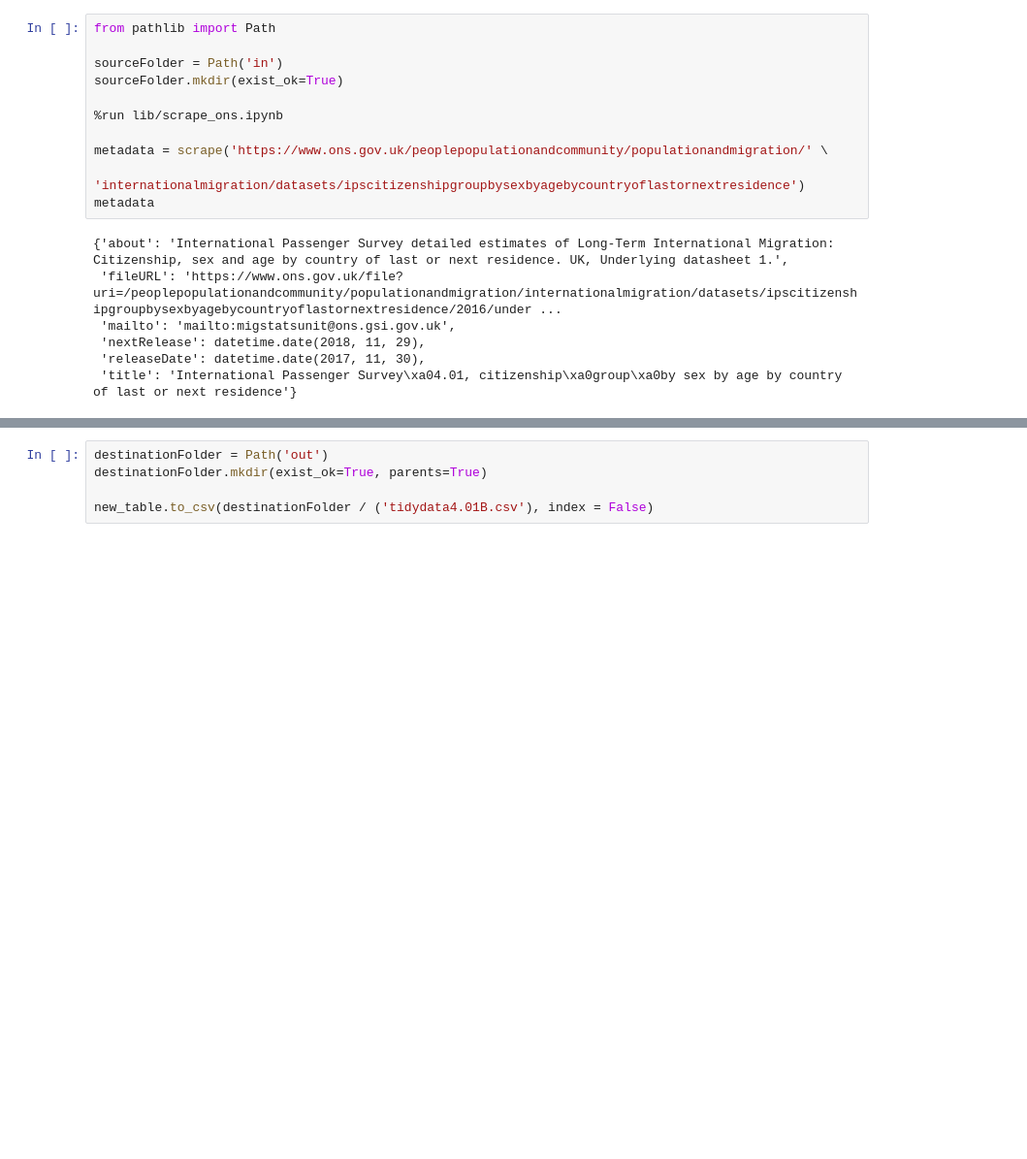
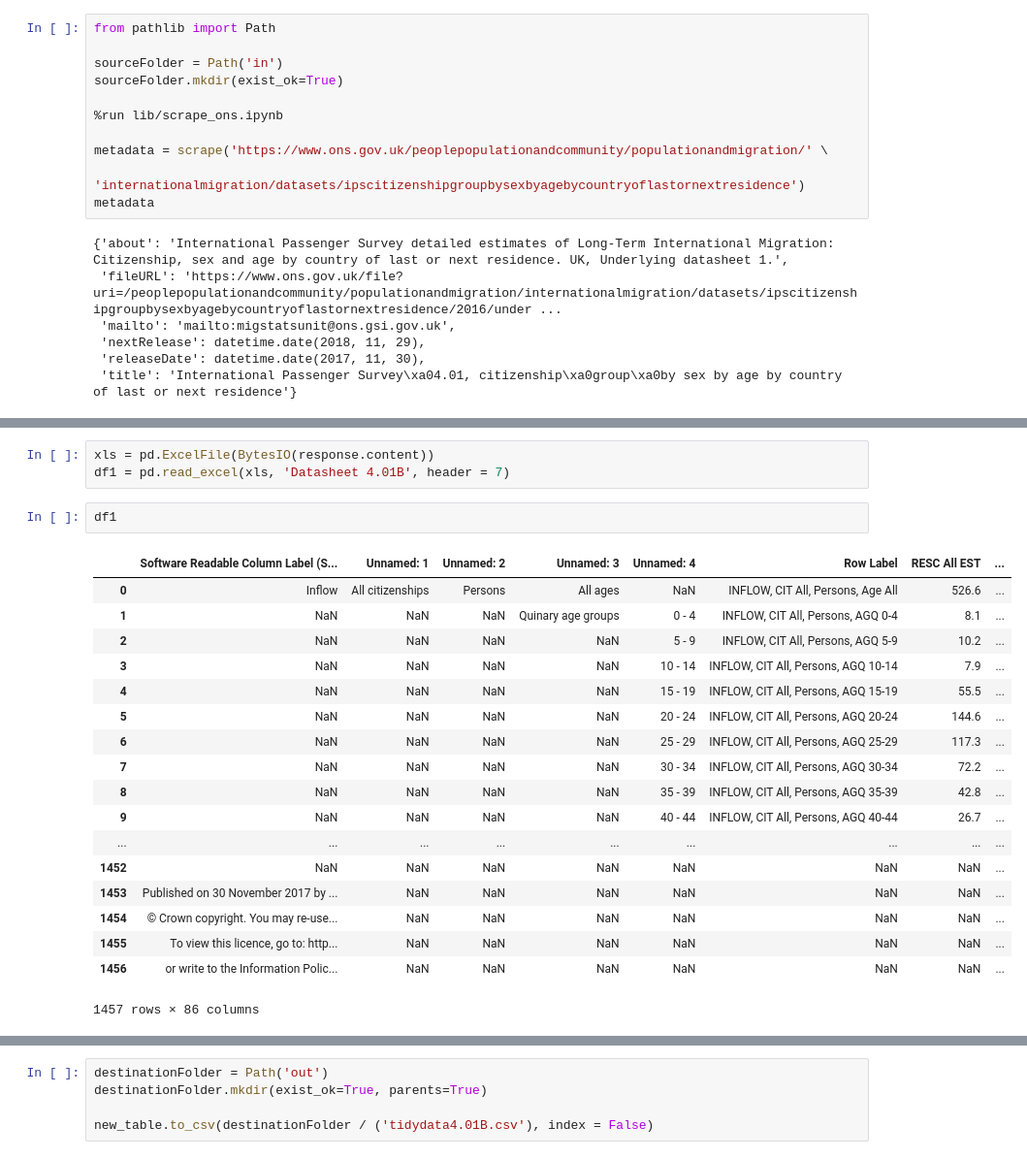
Before and after one commit to GSS-Cogs/ONS-LTIM-Passenger-Survey-4.01, a Jupyter notebook: Long-term international migration 4.01B Passenger survey.ipynb, the cells around one changed output, grey strips where cells are left out. Shown at 97% size. Cells and saved outputs as stored; diff of their text form; blank space fills up the shorter version.

Commit message:
Tidy Data(No Label)

```diff
--- a/Long-term international migration 4.01B Passenger survey.ipynb
+++ b/Long-term international migration 4.01B Passenger survey.ipynb
@@ -92,0 +38,24 @@ new_table
+# %%
+xls = pd.ExcelFile(BytesIO(response.content))
+df1 = pd.read_excel(xls, 'Datasheet 4.01B', header = 7)
+# %%
+df1
+# %% [output]
+|  | Software Readable Column Label (S... | Unnamed: 1 | Unnamed: 2 | Unnamed: 3 | Unnamed: 4 | Row Label | RESC All EST | ... |
+| 0 | Inflow | All citizenships | Persons | All ages | NaN | INFLOW, CIT All, Persons, Age All | 526.6 | ... |
+| 1 | NaN | NaN | NaN | Quinary age groups | 0 - 4 | INFLOW, CIT All, Persons, AGQ 0-4 | 8.1 | ... |
+| 2 | NaN | NaN | NaN | NaN | 5 - 9 | INFLOW, CIT All, Persons, AGQ 5-9 | 10.2 | ... |
+| 3 | NaN | NaN | NaN | NaN | 10 - 14 | INFLOW, CIT All, Persons, AGQ 10-14 | 7.9 | ... |
+| 4 | NaN | NaN | NaN | NaN | 15 - 19 | INFLOW, CIT All, Persons, AGQ 15-19 | 55.5 | ... |
+| 5 | NaN | NaN | NaN | NaN | 20 - 24 | INFLOW, CIT All, Persons, AGQ 20-24 | 144.6 | ... |
+| 6 | NaN | NaN | NaN | NaN | 25 - 29 | INFLOW, CIT All, Persons, AGQ 25-29 | 117.3 | ... |
+| 7 | NaN | NaN | NaN | NaN | 30 - 34 | INFLOW, CIT All, Persons, AGQ 30-34 | 72.2 | ... |
+| 8 | NaN | NaN | NaN | NaN | 35 - 39 | INFLOW, CIT All, Persons, AGQ 35-39 | 42.8 | ... |
+| 9 | NaN | NaN | NaN | NaN | 40 - 44 | INFLOW, CIT All, Persons, AGQ 40-44 | 26.7 | ... |
+| ... | ... | ... | ... | ... | ... | ... | ... | ... |
+| 1452 | NaN | NaN | NaN | NaN | NaN | NaN | NaN | ... |
+| 1453 | Published on 30 November 2017 by ... | NaN | NaN | NaN | NaN | NaN | NaN | ... |
+| 1454 | © Crown copyright. You may re-use... | NaN | NaN | NaN | NaN | NaN | NaN | ... |
+| 1455 | To view this licence, go to: http... | NaN | NaN | NaN | NaN | NaN | NaN | ... |
+| 1456 | or write to the Information Polic... | NaN | NaN | NaN | NaN | NaN | NaN | ... |
+1457 rows × 86 columns
```
Also changed, not shown: parts of 91 cells of this notebook, 2 other files.
